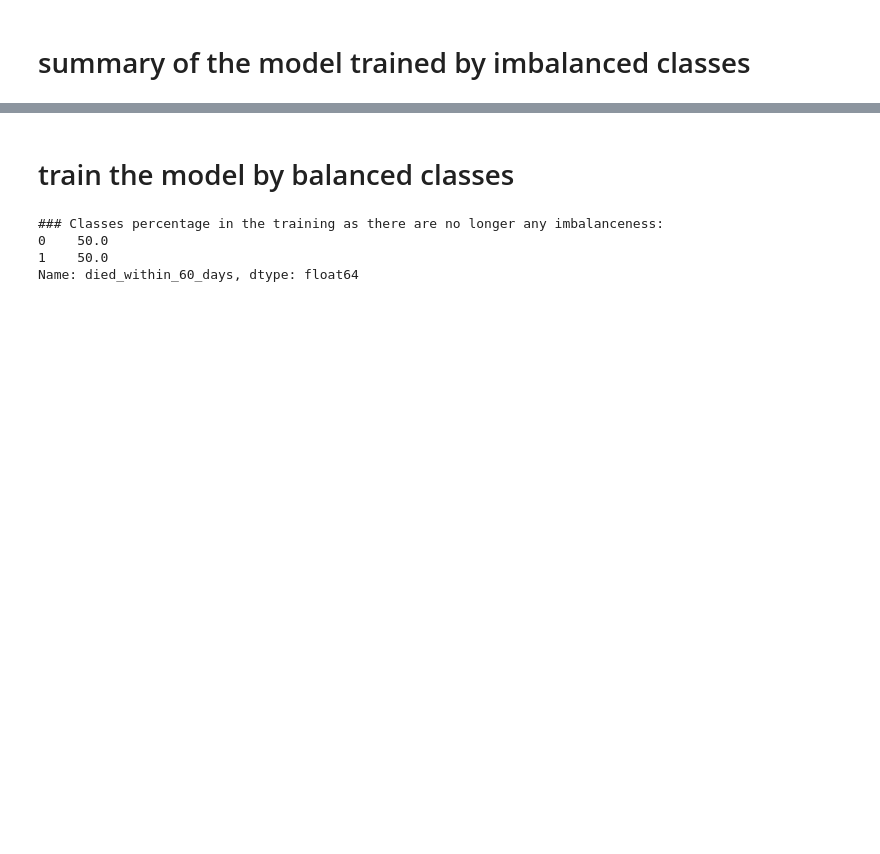
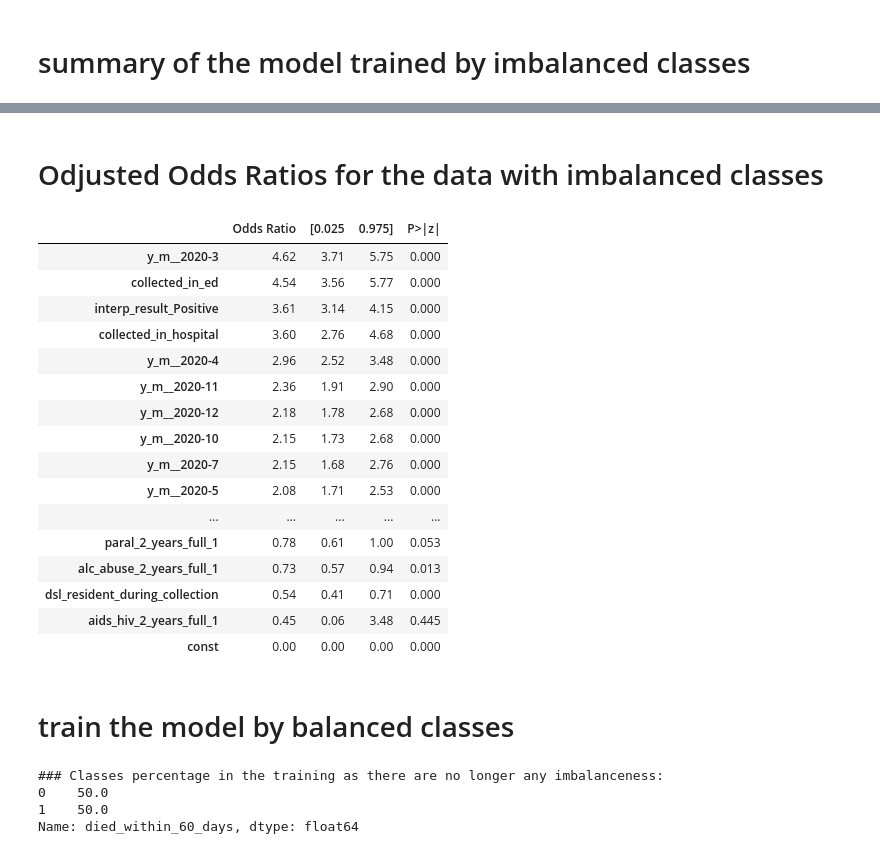
Before and after one commit to Fuzzy-sh/Machine-Learning-Risk-Estimation-ARC, a Jupyter notebook: 4_LTC_Logistic_regression.ipynb, the cells around one changed output, grey strips where cells are left out. Saved outputs shown, nothing was run; the diff lists cells and outputs as text; code cells hidden in the pictures; blank space fills up the shorter version.

```diff
--- a/4_LTC_Logistic_regression.ipynb
+++ b/4_LTC_Logistic_regression.ipynb
@@ -155,6 +166,47 @@ num_scu_admits_1_year                 0.1386      0.168      0.824      0.410
 num_procs_dad_1_year                  0.0117      0.022      0.538      0.590      -0.031       0.054
 num_procs_nacrs_1_year               -0.0007      0.001     -0.645      0.519      -0.003       0.002
 =====================================================================================================
+# %% [markdown]
+# Odjusted Odds Ratios for the data with imbalanced classes
+# %%
+# Assuming you have already fitted your logistic regression model and stored it in log_reg_model
+# For example: log_reg_model = sm.Logit(y, X).fit()
+
+# Get the summary of the logistic regression model
+log_reg_summary = log_reg.summary()
+
+# Convert the summary to HTML
+html_summary = log_reg_summary.tables[1].as_html()
+
+# Read the HTML table into a DataFrame
+df_summary = pd.read_html(html_summary, header=0, index_col=0)[0]
+
+# Calculate the odds ratio and add it to the DataFrame
+df_summary['Odds Ratio'] = df_summary['coef'].apply(lambda x: round(np.exp(x), 2))
+df_summary['[0.025'] = df_summary['[0.025'].apply(lambda x: round(np.exp(x), 2))
+df_summary['0.975]'] = df_summary['0.975]'].apply(lambda x: round(np.exp(x), 2))
+df_summary=df_summary[['Odds Ratio','[0.025', '0.975]','P>|z|']]
+# Display the DataFrame with the odds ratio
+# %%
+df_summary.sort_values('Odds Ratio', ascending=False)
+# %% [output]
+|  | Odds Ratio | [0.025 | 0.975] | P>|z| |
+| y_m__2020-3 | 4.62 | 3.71 | 5.75 | 0.000 |
+| collected_in_ed | 4.54 | 3.56 | 5.77 | 0.000 |
+| interp_result_Positive | 3.61 | 3.14 | 4.15 | 0.000 |
+| collected_in_hospital | 3.60 | 2.76 | 4.68 | 0.000 |
+| y_m__2020-4 | 2.96 | 2.52 | 3.48 | 0.000 |
+| y_m__2020-11 | 2.36 | 1.91 | 2.90 | 0.000 |
+| y_m__2020-12 | 2.18 | 1.78 | 2.68 | 0.000 |
+| y_m__2020-10 | 2.15 | 1.73 | 2.68 | 0.000 |
+| y_m__2020-7 | 2.15 | 1.68 | 2.76 | 0.000 |
+| y_m__2020-5 | 2.08 | 1.71 | 2.53 | 0.000 |
+| ... | ... | ... | ... | ... |
+| paral_2_years_full_1 | 0.78 | 0.61 | 1.00 | 0.053 |
+| alc_abuse_2_years_full_1 | 0.73 | 0.57 | 0.94 | 0.013 |
+| dsl_resident_during_collection | 0.54 | 0.41 | 0.71 | 0.000 |
+| aids_hiv_2_years_full_1 | 0.45 | 0.06 | 3.48 | 0.445 |
+| const | 0.00 | 0.00 | 0.00 | 0.000 |
 # %% [markdown]
 # train the model by balanced  classes
 # %%
```
Also changed, not shown: parts of 8 cells of this notebook, 2 other files.
